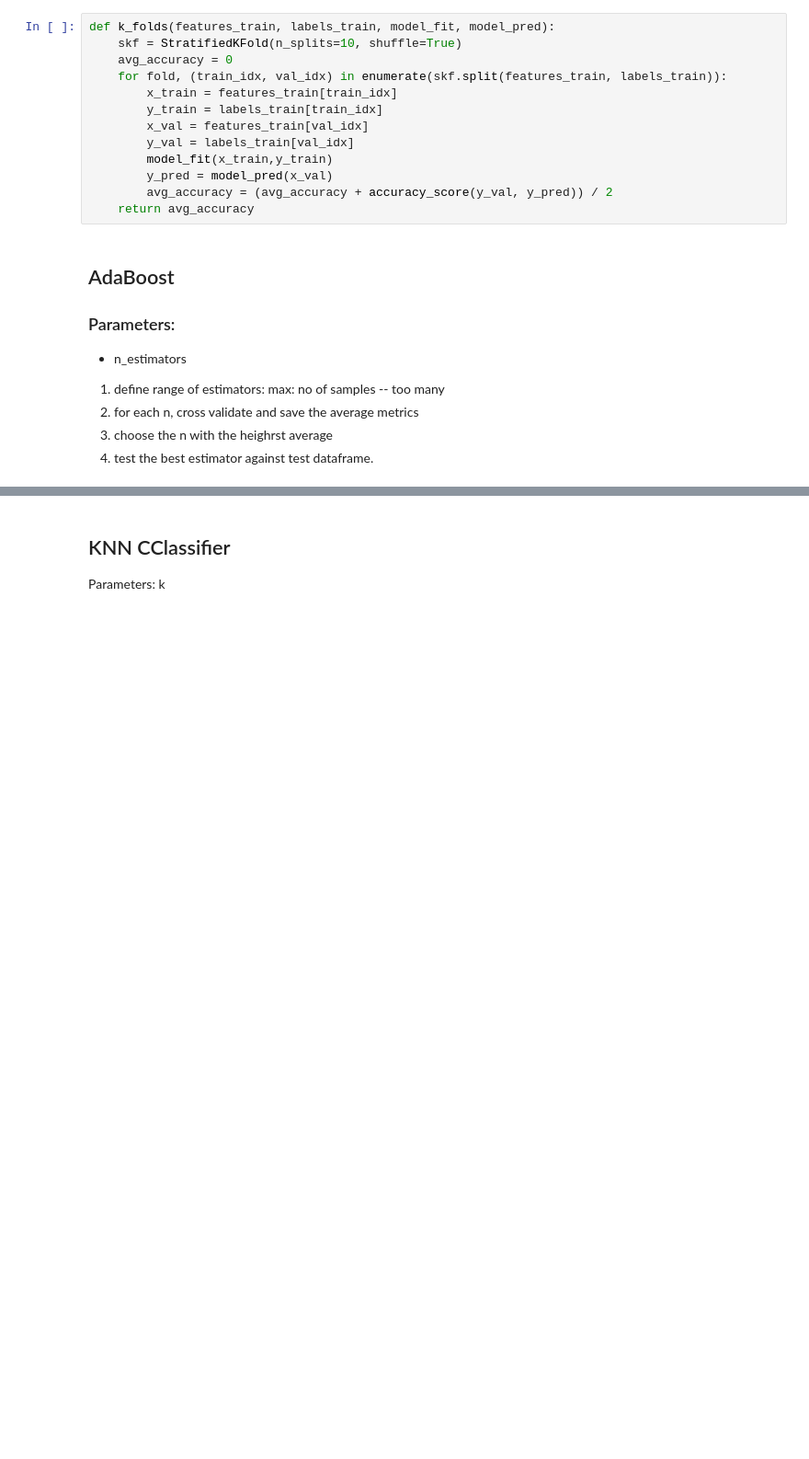
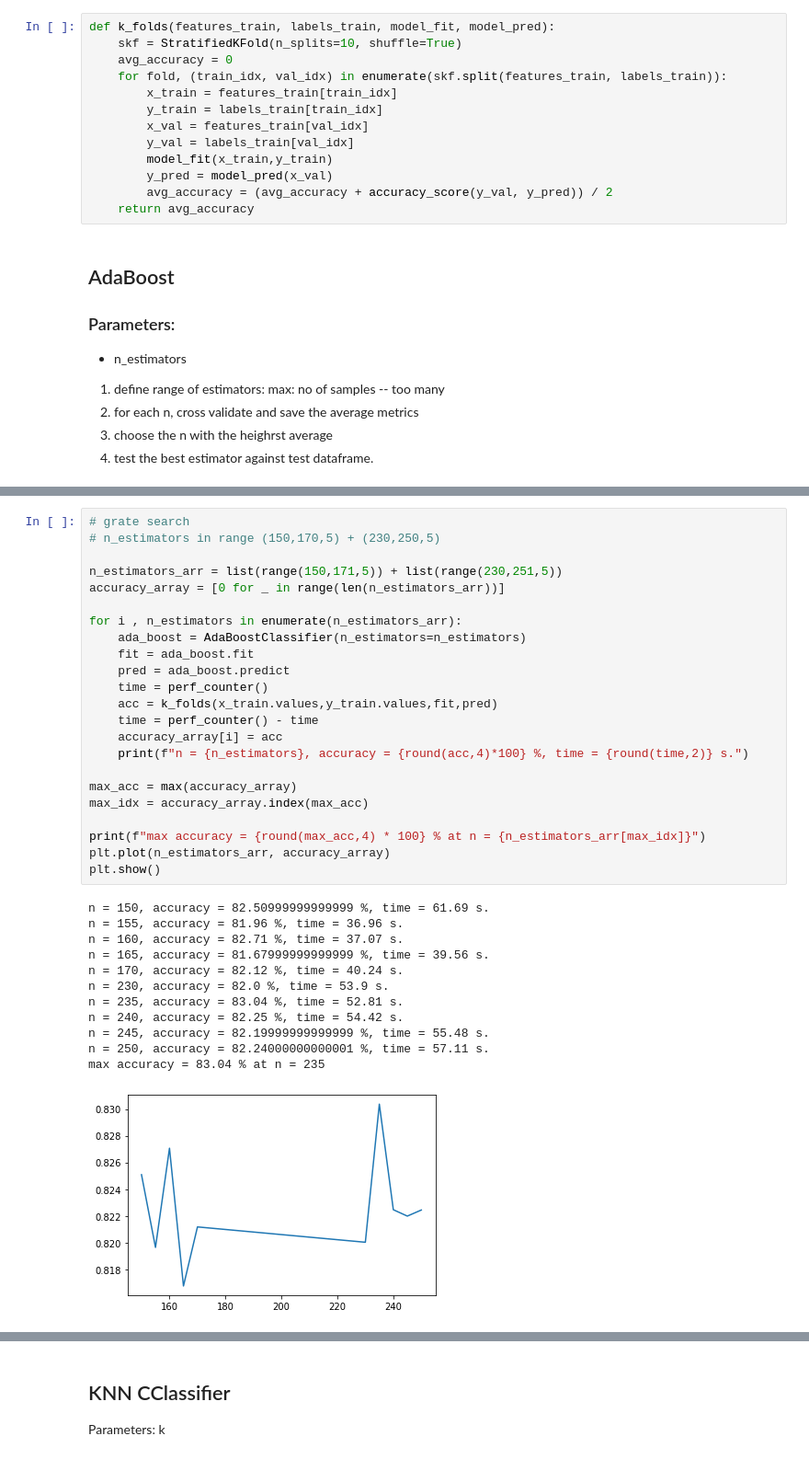
Before and after one commit to moharamfatema/data-classification-ml-python, a Jupyter notebook: classification.ipynb, the cells around one changed output, grey strips where cells are left out. Shown at 92% size. Drawn from its saved outputs; the diff is of its cells as text; blank space fills up the shorter version.

```diff
--- a/classification.ipynb
+++ b/classification.ipynb
@@ -265 +326,37 @@ plt.show()
+# %%
+# grate search
+# n_estimators in range (150,170,5) + (230,250,5)
+
+n_estimators_arr = list(range(150,171,5)) + list(range(230,251,5))
+accuracy_array = [0 for _ in range(len(n_estimators_arr))]
+
+for i , n_estimators in enumerate(n_estimators_arr):
+    ada_boost = AdaBoostClassifier(n_estimators=n_estimators)
+    fit = ada_boost.fit
+    pred = ada_boost.predict
+    time = perf_counter()
+    acc = k_folds(x_train.values,y_train.values,fit,pred)
+    time = perf_counter() - time
+    accuracy_array[i] = acc
+    print(f"n = {n_estimators}, accuracy = {round(acc,4)*100} %, time = {round(time,2)} s.")
+
+max_acc = max(accuracy_array)
+max_idx = accuracy_array.index(max_acc)
+
+print(f"max accuracy = {round(max_acc,4) * 100} % at n = {n_estimators_arr[max_idx]}")
+plt.plot(n_estimators_arr, accuracy_array)
+plt.show()
+# %% [output]
+n = 150, accuracy = 82.50999999999999 %, time = 61.69 s.
+n = 155, accuracy = 81.96 %, time = 36.96 s.
+n = 160, accuracy = 82.71 %, time = 37.07 s.
+n = 165, accuracy = 81.67999999999999 %, time = 39.56 s.
+n = 170, accuracy = 82.12 %, time = 40.24 s.
+n = 230, accuracy = 82.0 %, time = 53.9 s.
+n = 235, accuracy = 83.04 %, time = 52.81 s.
+n = 240, accuracy = 82.25 %, time = 54.42 s.
+n = 245, accuracy = 82.19999999999999 %, time = 55.48 s.
+n = 250, accuracy = 82.24000000000001 %, time = 57.11 s.
+max accuracy = 83.04 % at n = 235
+[figure, added]
 # %%
```
Also changed, not shown: parts of 15 cells of this notebook.
